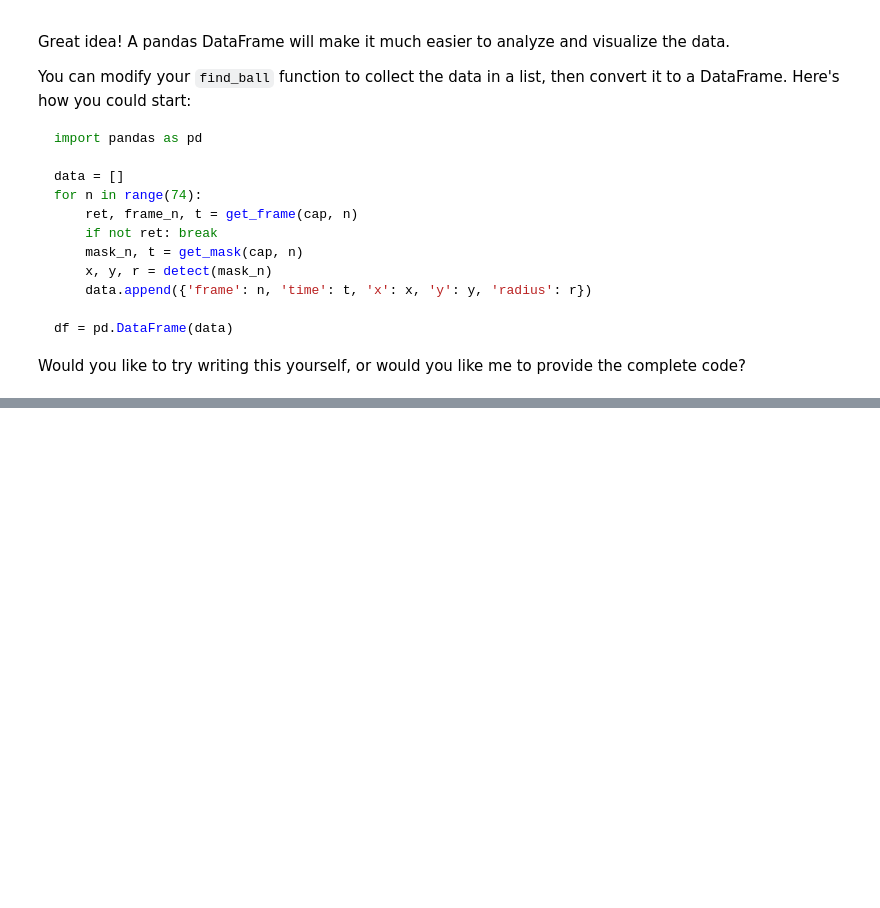
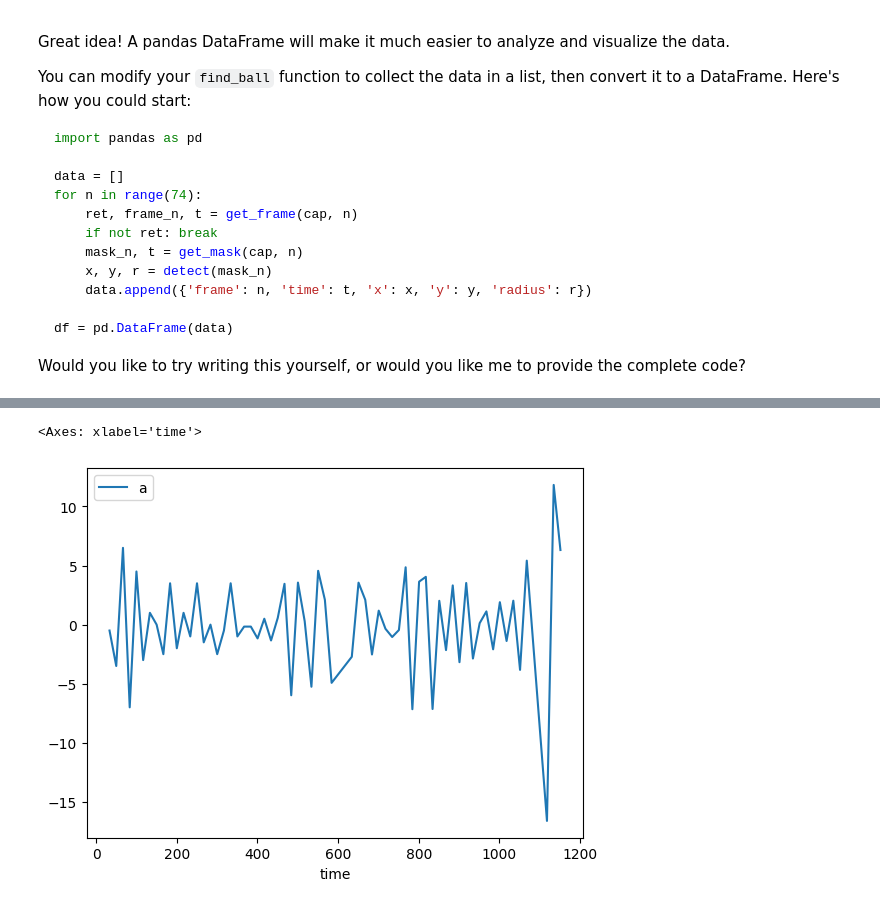
Before and after one commit to fm75/pickleball-data-analysis, a Jupyter notebook: notebooks/x.ipynb, the cells around one changed output, grey strips where cells are left out. Cells and saved outputs as stored; diff of their text form; code cells hidden in the pictures; blank space fills up the shorter version.

```diff
--- a/notebooks/x.ipynb
+++ b/notebooks/x.ipynb
@@ -285,0 +264,6 @@ df
+# %%
+
+df.plot(x='time', y='a')
+# %% [output]
+<Axes: xlabel='time'>
+[figure, added]
```
Also changed, not shown: parts of 17 cells of this notebook, 1 other file.
